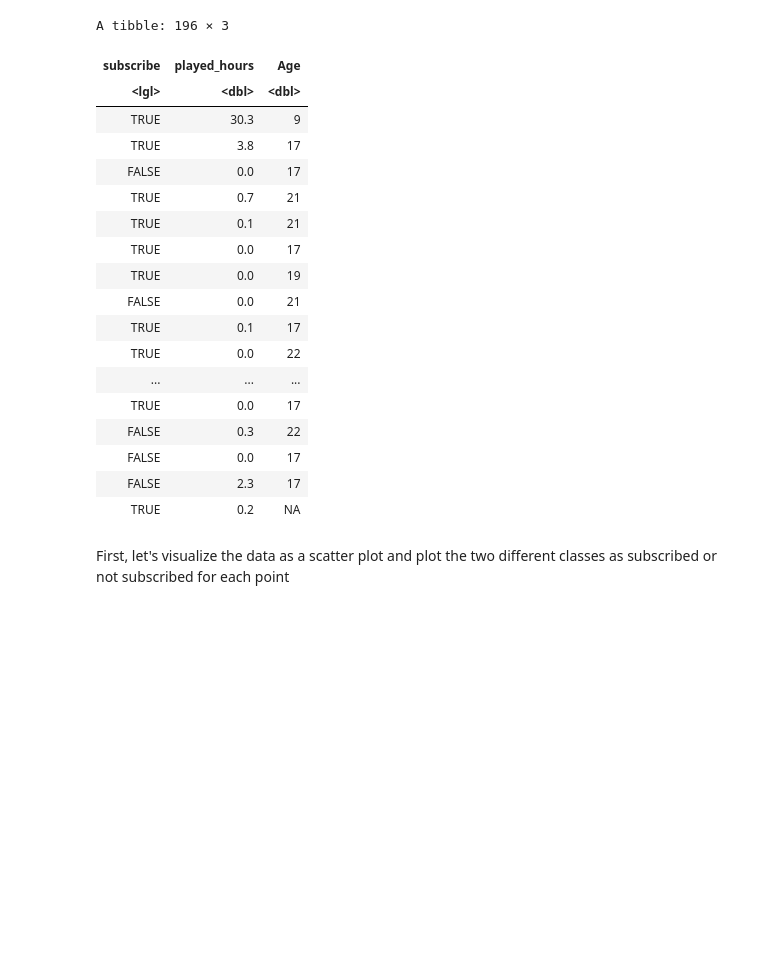
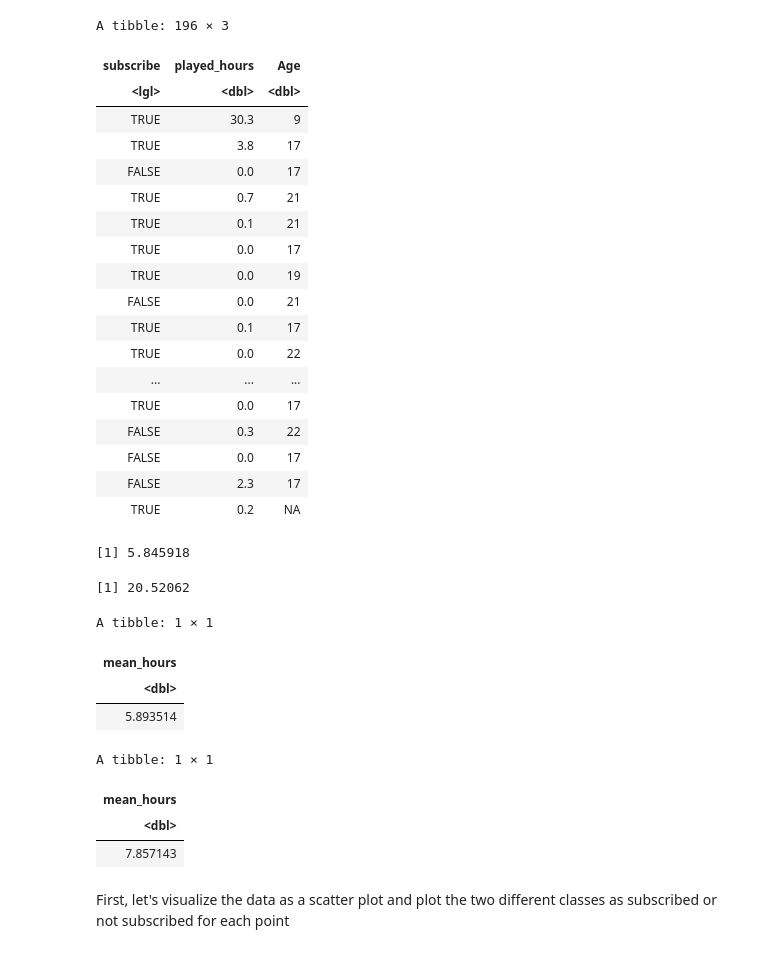
Before and after one commit to halenho/DS_PROJECT, a Jupyter notebook: DSCI FINAL PROJECT Report.ipynb, the cells around one changed output. Drawn from its saved outputs; the diff is of its cells as text; code cells hidden in the pictures; blank space fills up the shorter version.

```diff
--- a/DSCI FINAL PROJECT Report.ipynb
+++ b/DSCI FINAL PROJECT Report.ipynb
@@ -42,27 +92,53 @@ A spec_tbl_df: 196 × 7
 # %%
 players_clean <- players |>
                 select(subscribe, played_hours, Age)
 players_clean
+
+meanhours <- mean(players_clean$played_hours, na.rm = TRUE)
+meanhours
+
+meanage <- mean(players_clean$Age, na.rm = TRUE)
+meanage
+
+hrsabove15yrs <- players_clean |>
+                filter( Age > 15) |>
+                summarize(mean_hours = mean(played_hours))
+hrsabove15yrs
+
+hrsbelow15yrs <- players_clean |>
+                filter( Age < 15) |>
+                summarize(mean_hours = mean(played_hours))
+hrsbelow15yrs
 # %% [output]
 A tibble: 196 × 3
 | subscribe | played_hours | Age |
 | <lgl> | <dbl> | <dbl> |
 | TRUE | 30.3 | 9 |
 | TRUE | 3.8 | 17 |
 | FALSE | 0.0 | 17 |
 | TRUE | 0.7 | 21 |
 | TRUE | 0.1 | 21 |
 | TRUE | 0.0 | 17 |
 | TRUE | 0.0 | 19 |
 | FALSE | 0.0 | 21 |
 | TRUE | 0.1 | 17 |
 | TRUE | 0.0 | 22 |
 | ... | ... | ... |
 | TRUE | 0.0 | 17 |
 | FALSE | 0.3 | 22 |
 | FALSE | 0.0 | 17 |
 | FALSE | 2.3 | 17 |
 | TRUE | 0.2 | NA |
+[1] 5.845918
+[1] 20.52062
+A tibble: 1 × 1
+| mean_hours |
+| <dbl> |
+| 5.893514 |
+A tibble: 1 × 1
+| mean_hours |
+| <dbl> |
+| 7.857143 |
 # %% [markdown]
 First, let's visualize the data as a scatter plot and plot the two different classes as subscribed or not subscribed for each point
 # %%
```
Also changed, not shown: parts of 5 cells of this notebook.
